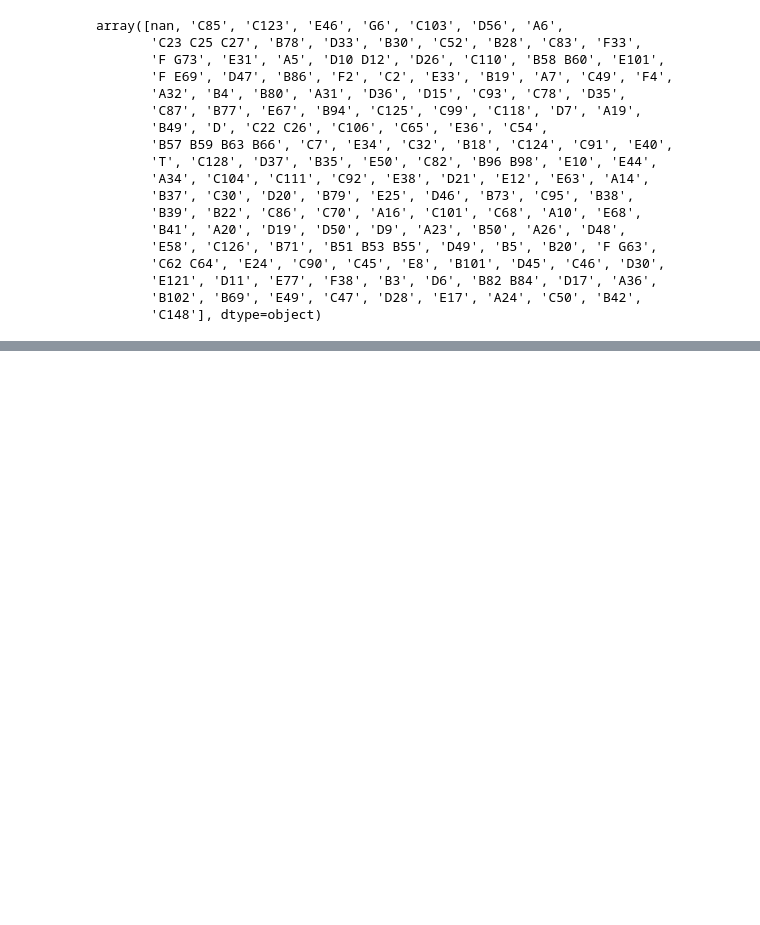
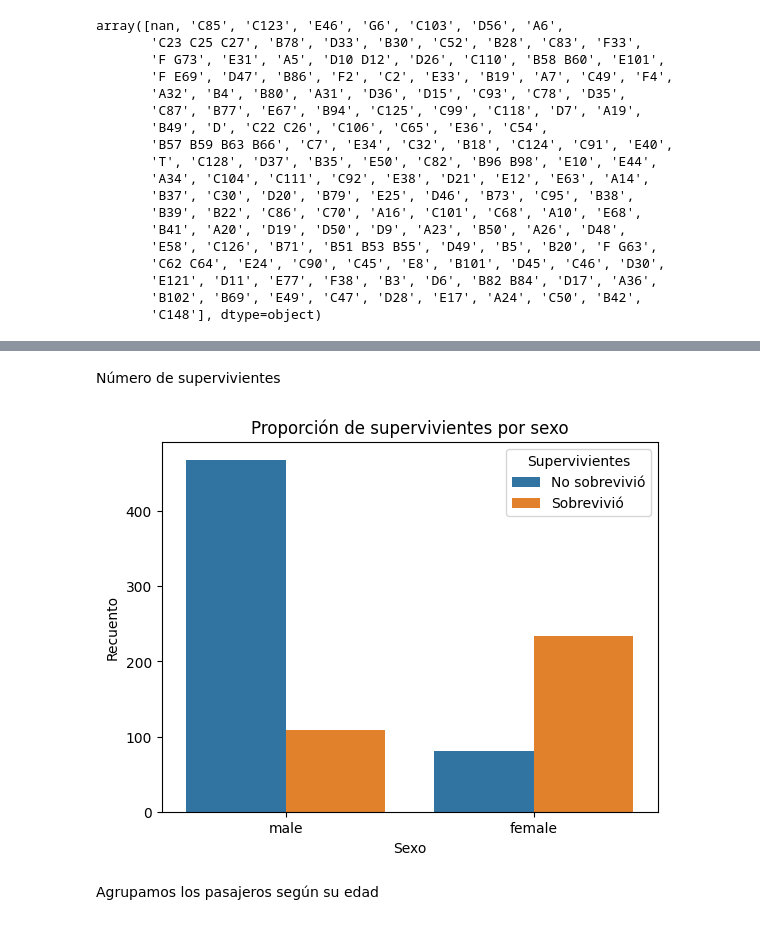
Before and after one commit to JuanPedroMarquez/Proyecto-Final-1_Titanic, a Jupyter notebook: Proyecto 1. Titanic/Ejercicio 3. Proyecto Titanic.ipynb, the cells around one changed output, grey strips where cells are left out. Saved outputs shown, nothing was run; the diff lists cells and outputs as text; code cells hidden in the pictures; blank space fills up the shorter version.

```diff
--- a/Proyecto 1. Titanic/Ejercicio 3. Proyecto Titanic.ipynb
+++ b/Proyecto 1. Titanic/Ejercicio 3. Proyecto Titanic.ipynb
@@ -411,0 +594,13 @@ Al faltar el 77% de los datos, no sería muy recomendable rellenar la informaci
+# %% [markdown]
+Número de supervivientes
+# %%
+fig3 = sns.countplot(x="Sex", hue="Survived", data=df2)
+fig3.set_title('Proporción de supervivientes por sexo')
+fig3.set_ylabel('Recuento')
+fig3.set_xlabel('Sexo')
+fig3.legend(title='Supervivientes', labels=['No sobrevivió', 'Sobrevivió'])
+fig3;
+# %% [output]
+[figure, added]
+# %% [markdown]
+Agrupamos los pasajeros según su edad
```
Also changed, not shown: parts of 54 cells of this notebook.
